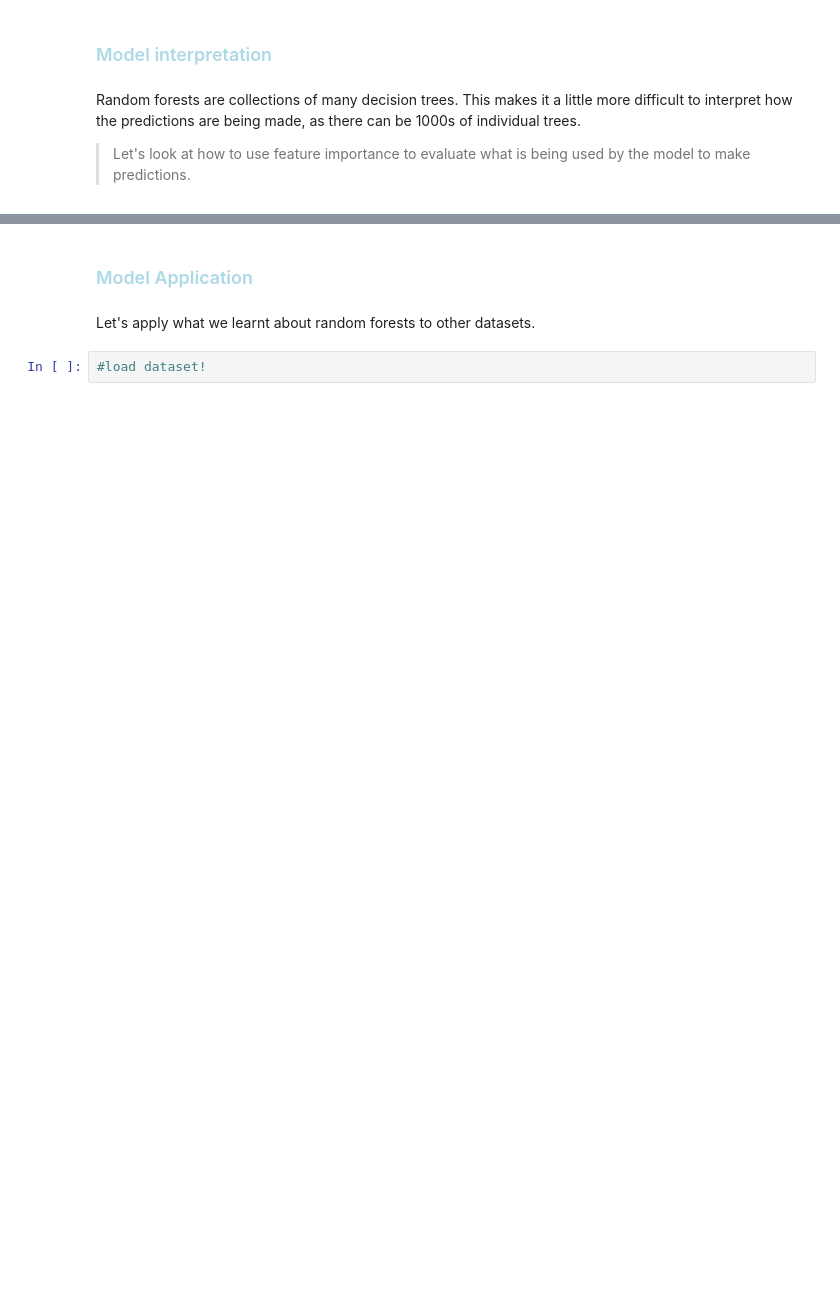
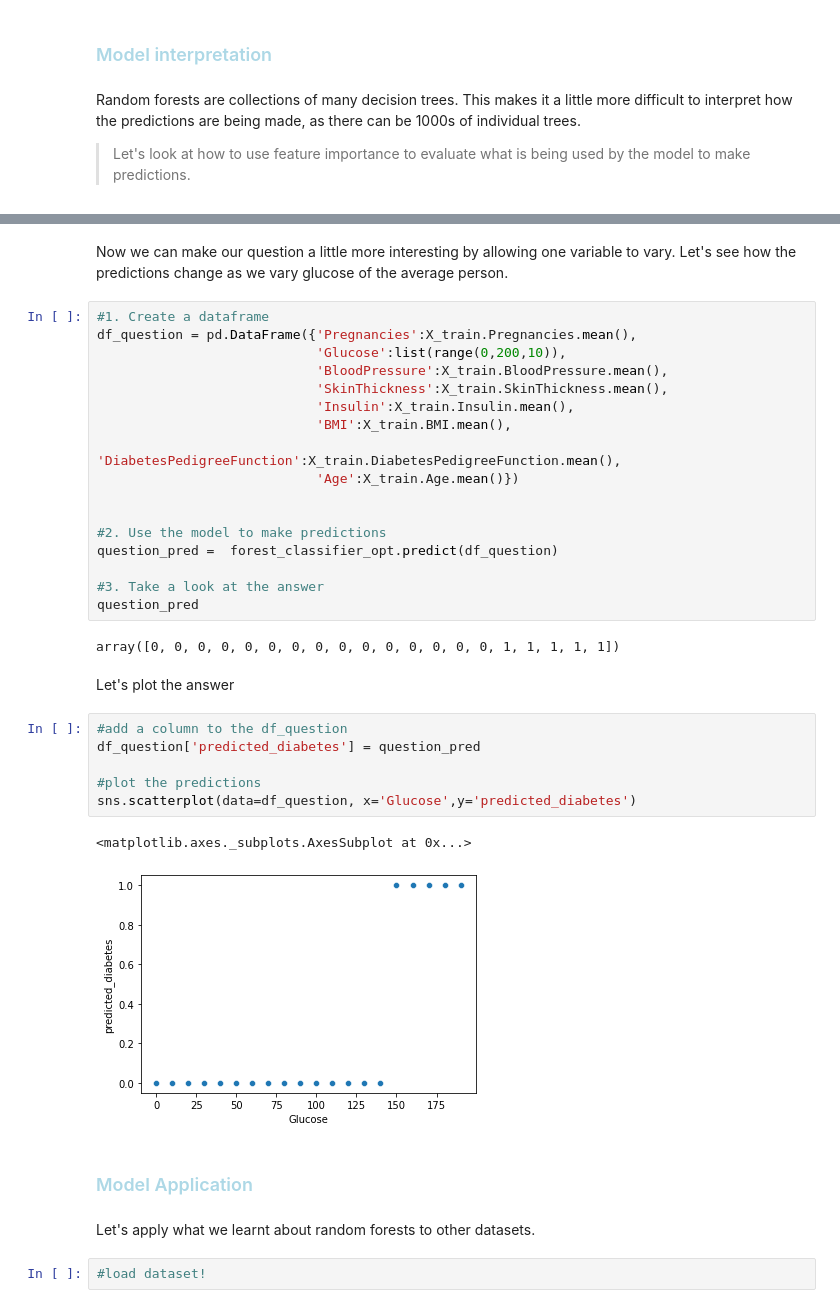
Before and after one commit to tbonne/IntroDataScience, a Jupyter notebook: fullNoteBooks/Intro_RandomForest_full.ipynb, the cells around one changed output, grey strips where cells are left out. Cells and saved outputs as stored; diff of their text form; blank space fills up the shorter version.

Commit message:
Added prediction plots

```diff
--- a/fullNoteBooks/Intro_RandomForest_full.ipynb
+++ b/fullNoteBooks/Intro_RandomForest_full.ipynb
@@ -358,3 +382,35 @@ sns.barplot(data=forest_importances, y='variable',x='impo')
+# %% [markdown]
+Now we can make our question a little more interesting by allowing one variable to vary. Let's see how the predictions change as we vary glucose of the average person.
+# %%
+#1. Create a dataframe
+df_question = pd.DataFrame({'Pregnancies':X_train.Pregnancies.mean(),
+                            'Glucose':list(range(0,200,10)),
+                            'BloodPressure':X_train.BloodPressure.mean(),
+                            'SkinThickness':X_train.SkinThickness.mean(),
+                            'Insulin':X_train.Insulin.mean(),
+                            'BMI':X_train.BMI.mean(),
+                            'DiabetesPedigreeFunction':X_train.DiabetesPedigreeFunction.mean(),
+                            'Age':X_train.Age.mean()})
+
+
+#2. Use the model to make predictions
+question_pred =  forest_classifier_opt.predict(df_question)
+
+#3. Take a look at the answer
+question_pred
+# %% [output]
+array([0, 0, 0, 0, 0, 0, 0, 0, 0, 0, 0, 0, 0, 0, 0, 1, 1, 1, 1, 1])
+# %% [markdown]
+Let's plot the answer
+# %%
+#add a column to the df_question
+df_question['predicted_diabetes'] = question_pred
+
+#plot the predictions
+sns.scatterplot(data=df_question, x='Glucose',y='predicted_diabetes')
+# %% [output]
+<matplotlib.axes._subplots.AxesSubplot at 0x...>
+[figure, added]
 # %% [markdown]
 ### <font color='lightblue'>Model Application</font>
 # %% [markdown]
```
Also changed, not shown: parts of 14 cells of this notebook.
